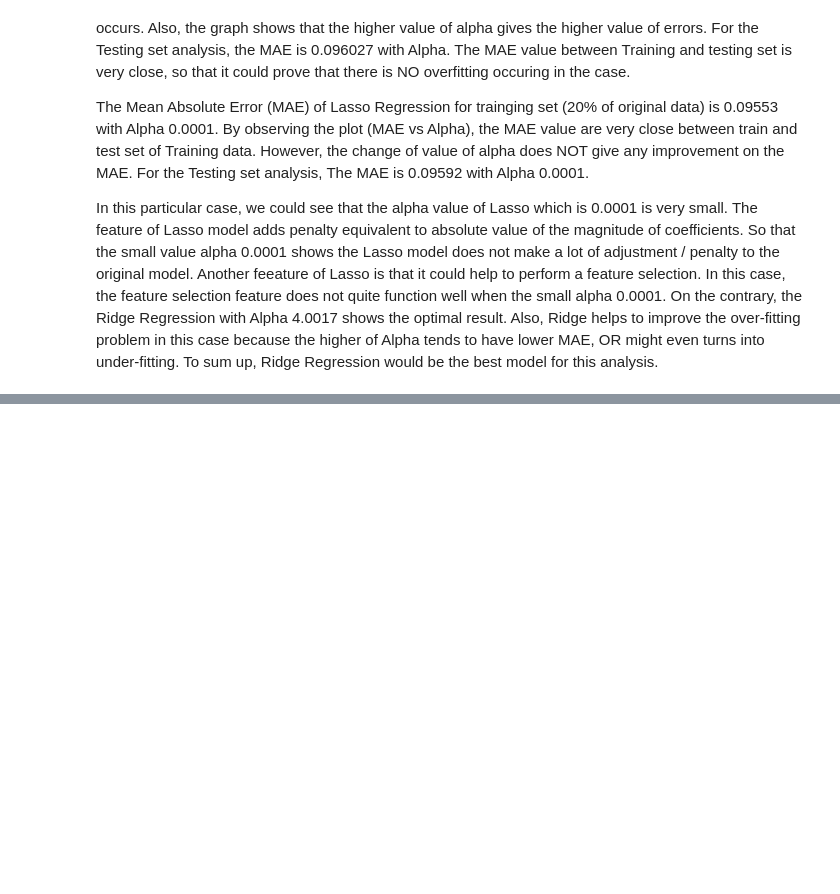
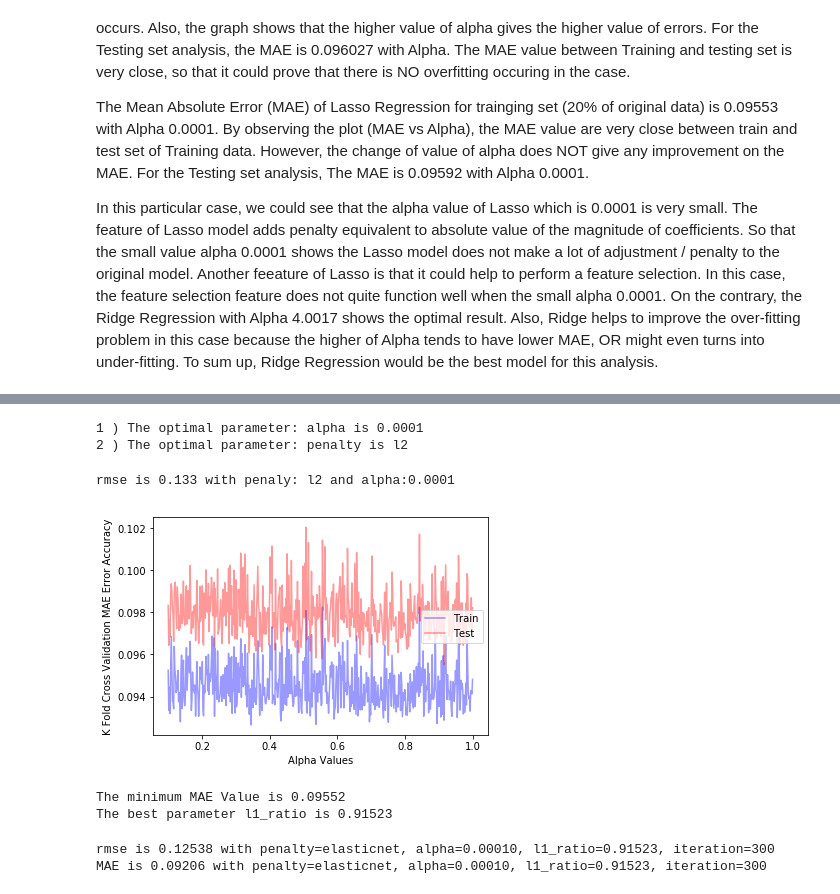
Before and after one commit to kyloop/CSC_478_Programming_Machine_Learning, a Jupyter notebook: 1a.b.c.d.e.ipynb, the cells around one changed output, grey strips where cells are left out. Cells and saved outputs as stored; diff of their text form; code cells hidden in the pictures; blank space fills up the shorter version.

```diff
--- a/1a.b.c.d.ipynb
+++ b/1a.b.c.d.e.ipynb
@@ -471,0 +516,5 @@ aa[np.where(aa==aa.min())][0]
+# %%
+#Search out the best parameter
+sgd_gs=GridSearchCV(sgdreg,sgdpara,cv=5)
+# %%
+sgd_gs.fit(x_s,y1)
@@ -471,0 +530,15 @@ aa[np.where(aa==aa.min())][0]
+# %%
+for i,(para,value) in enumerate (sgd_gs.best_params_.items()):
+    print(i+1,') The optimal parameter:',para,'is',value)
+# %% [output]
+1 ) The optimal parameter: alpha is 0.0001
+2 ) The optimal parameter: penalty is l2
+# %%
+sgdreg=SGDRegressor(penalty='l2', alpha=0.0001)
+sgdreg.fit(x_s,y1)
+predict_y = sgdreg.predict(x_test)
+err=predict_y-y_test
+rmse=np.sqrt(np.dot(err,err)/len(y_test))
+print('rmse is %0.3f'% (rmse), 'with penaly: l2 and alpha:0.0001' )
+# %% [output]
+rmse is 0.133 with penaly: l2 and alpha:0.0001
@@ -471,0 +592,42 @@ aa[np.where(aa==aa.min())][0]
+# %%
+#Create parameter : alpha value list
+l1_ratio= np.linspace(0.1,1,500)
+
+#Set up the function entries
+x = x_s #80% of the original dataset
+y = y1
+clf = sgdreg #SDG Regression model
+param_values = l1_ratio  #Parameter: l1_rato values
+param_name = 'l1_ratio' #Parameter name
+param_values2 = 'elasticnet'  #Parameter: penalty values
+param_name2 = 'penalty' #Parameter name
+K = 5 #Number of KFold
+
+#Call the calc_params function for Ridge Regression
+a,b,c,d=calc_params(x, y, clf, param_values, param_name, param_name2,param_values2,K)
+print('The minimum MAE Value is %0.5f'% (c))
+print('The best parameter l1_ratio is %0.5f'%(d))
+# %% [output]
+[figure, added]
+The minimum MAE Value is 0.09552
+The best parameter l1_ratio is 0.91523
+# %%
+penalty_val='elasticnet'
+alpha_val=0.0001
+l1_ratio_val=0.91523
+n_iter_val=300
+
+sgdreg=SGDRegressor(penalty=penalty_val, alpha=alpha_val,l1_ratio=l1_ratio_val, n_iter=n_iter_val)
+sgdreg.fit(x_s,y1)
+predict_y = sgdreg.predict(x_test)
+err=predict_y - y_test
+rmse=np.sqrt(np.dot(err,err)/len(y_test))
+MAE=mean_absolute_error(predict_y,y_test)
+print('rmse is %0.5f with penalty=%s, alpha=%0.5f, l1_ratio=%0.5f, iteration=%d '
+      %(rmse,penalty_val,alpha_val,l1_ratio_val,n_iter_val))
+
+print('MAE is %0.5f with penalty=%s, alpha=%0.5f, l1_ratio=%0.5f, iteration=%d '
+      %(MAE,penalty_val,alpha_val,l1_ratio_val,n_iter_val))
+# %% [output]
+rmse is 0.12538 with penalty=elasticnet, alpha=0.00010, l1_ratio=0.91523, iteration=300
+MAE is 0.09206 with penalty=elasticnet, alpha=0.00010, l1_ratio=0.91523, iteration=300
```
Also changed, not shown: parts of 16 cells of this notebook.
